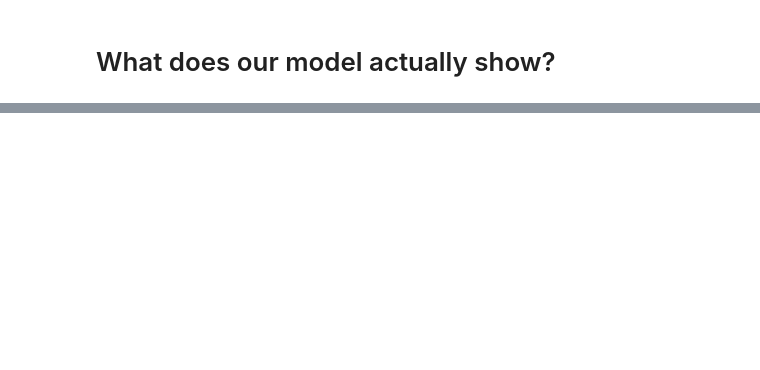
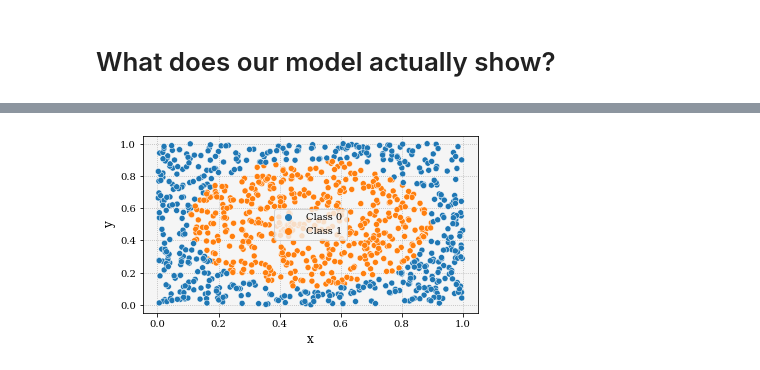
Before and after one commit to arnauddhaene/deep-learning-mini-projects-ee559, a Jupyter notebook: Proj2/notebooks/sandbox.ipynb, the cells around one changed output, grey strips where cells are left out. Drawn from its saved outputs; the diff is of its cells as text; code cells hidden in the pictures; blank space fills up the shorter version.

```diff
--- a/Proj2/notebooks/sandbox.ipynb
+++ b/Proj2/notebooks/sandbox.ipynb
@@ -209,0 +210,41 @@ sns.scatterplot(x=list(range(prediction.size(0))), y=prediction.tolist())
+# %%
+
+import pandas as pd
+train_input, train_target, test_input, test_target= load_dataset(1000, standardize=False)
+df = pd.DataFrame(train_input.tolist())
+
+classe= list()
+for i in range(train_target.shape[0]):
+    if train_target[i]>0.5:
+        classe.append("Class 1")
+    elif train_target[i]<0.5:
+        classe.append("Class 0")
+
+df['Label'] = classe
+df.columns = ['x', 'y', 'Label']
+SMALL_SIZE = 10
+MEDIUM_SIZE = 12
+LARGE_SIZE = 16
+
+mpl.rcParams['font.family'] = 'serif'
+mpl.rcParams['font.size'] = SMALL_SIZE
+mpl.rcParams['axes.titlesize'] = SMALL_SIZE
+mpl.rcParams['axes.labelsize'] = MEDIUM_SIZE
+mpl.rcParams['xtick.labelsize'] = SMALL_SIZE
+mpl.rcParams['ytick.labelsize'] = SMALL_SIZE
+mpl.rcParams['legend.fontsize'] = SMALL_SIZE
+mpl.rcParams['figure.titlesize'] = LARGE_SIZE
+
+mpl.rcParams['axes.grid'] = True
+mpl.rcParams['axes.facecolor'] = '#F5F5F5'
+mpl.rcParams['axes.axisbelow'] = True
+mpl.rcParams['grid.linestyle'] = ':'
+mpl.rcParams['figure.figsize'] = [6, 3.259]
+
+
+sns_plot=sns.scatterplot(data=df, x='x', y='y', hue='Label')
+sns_plot.legend(title="",loc='center')
+fig = sns_plot.get_figure()
+fig.savefig('data.png')
+# %% [output]
+[figure, added]
```
Also changed, not shown: parts of 13 cells of this notebook, 3 other files.
